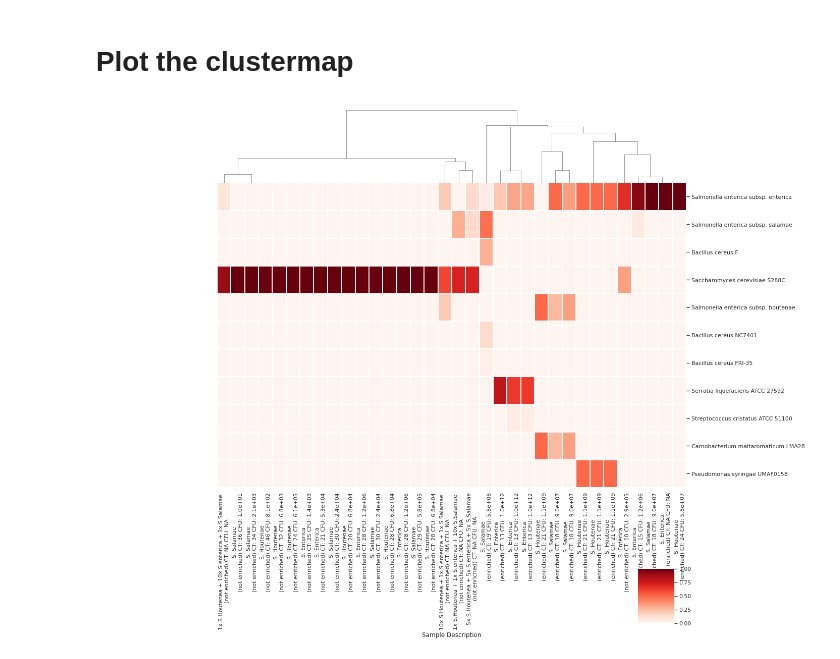
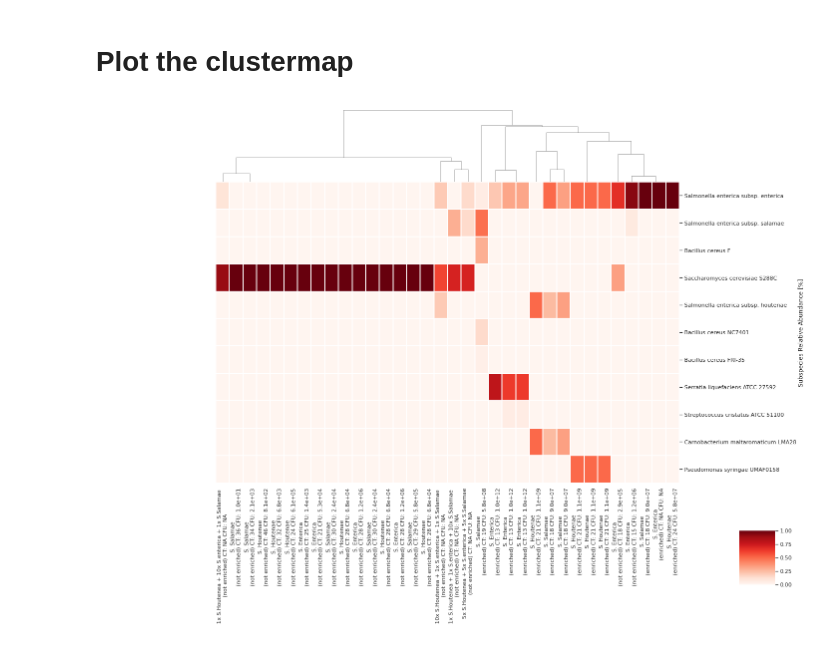
Before and after one commit to usegalaxy-eu/PathoGFAIR, a Jupyter notebook: src/taxonomy_heatmap_from_collection_PZ.ipynb, the cells around one changed output. Saved outputs shown, nothing was run; the diff lists cells and outputs as text; code cells hidden in the pictures.

```diff
--- a/src/taxonomy_heatmap_from_collection_PZ.ipynb
+++ b/src/taxonomy_heatmap_from_collection_PZ.ipynb
@@ -229,26 +229,26 @@ result
 # %%
 # plot
 #from matplotlib import rcParams
 sns.set(font_scale=1)
 
 result = result.transpose()
 
 # figure size in inches
 #rcParams['figure.figsize'] = 20,20
 
 #result = result.transpose()
 # sns.heatmap(main_df, cmap = )
-g = sns.clustermap(result, cmap="Reds", xticklabels=True, row_cluster=False, figsize=(20,15), cbar_pos=(0.75, 0.04, 0.05, 0.10), linewidths=2)
+g = sns.clustermap(result, cmap="Reds", xticklabels=True, row_cluster=False, figsize=(20,15), cbar_pos=(0.9, 0.1, 0.05, 0.10), linewidths=2)
 ax = g.ax_heatmap
-ax.set_ylabel("")
+ax.set_xlabel("")
 
 # fig = g.get_figure()
 plt.savefig(os.path.join(outpath, "clustermap_subspecies_relative_abundance_biolytix.svg"))
 plt.savefig(os.path.join(outpath, "clustermap_subspecies_relative_abundance_biolytix.pdf"))
 plt.savefig(os.path.join(outpath, "clustermap_subspecies_relative_abundance_biolytix.png"))
 
 #setting the scale
 # cbnorm = Normalize(vmin=0-0.5,vmax=5+0.5,clip=False) #setting the scale
 # cb = plt.colorbar(cm.ScalarMappable(norm=cbnorm, cmap=newcmp),fraction=1,ax=ax_color,ticks=np.arange(6))
 # %% [output]
-[figure, old version]
+[figure, new version]
```
Also changed, not shown: 3 other files.
